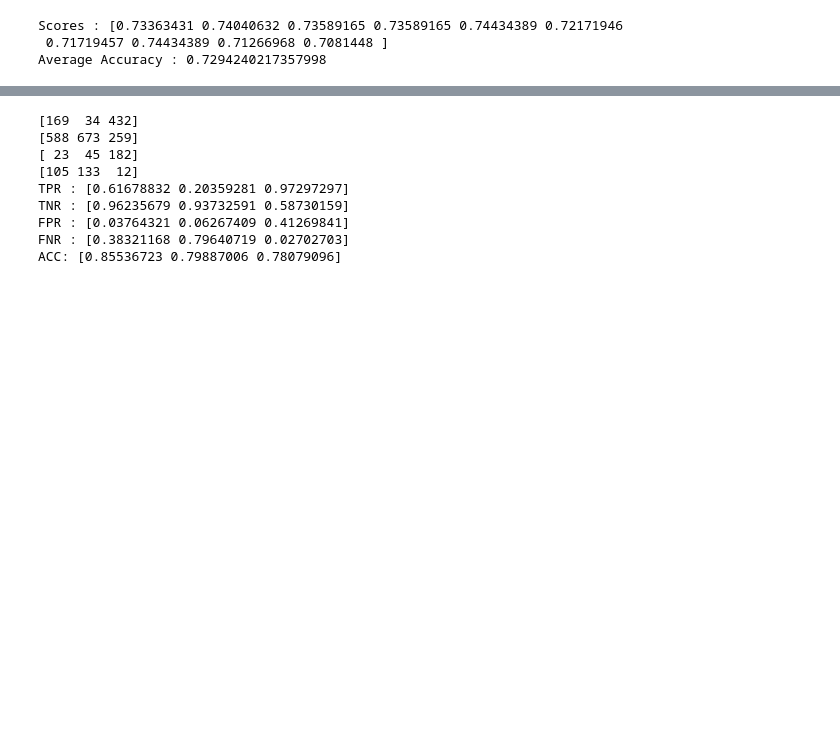
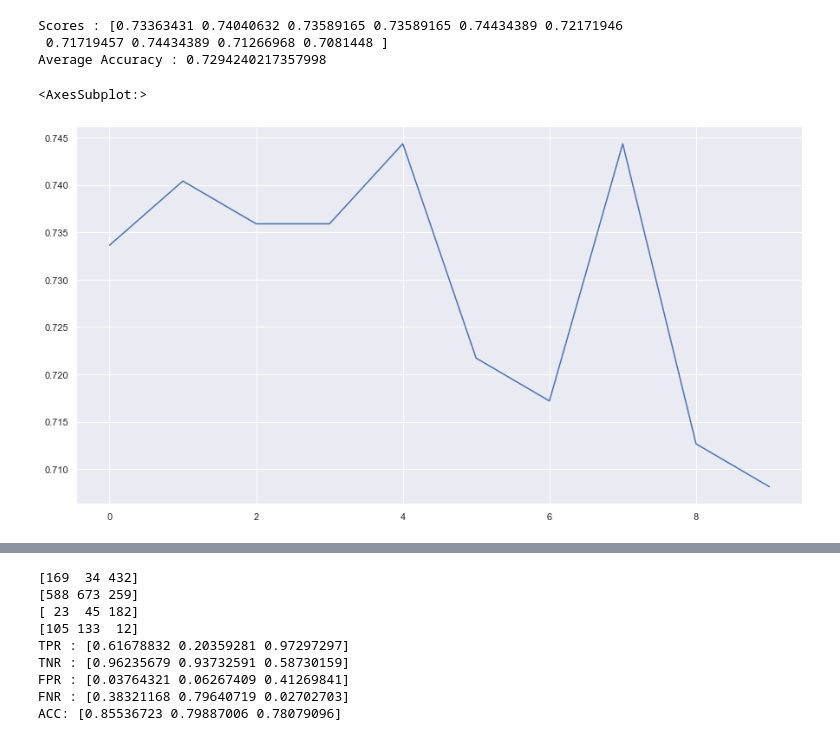
Before and after one commit to Saeem03/CSE-445-Project, a Jupyter notebook: Course Files/Practice/Decision Code .ipynb, the cells around one changed output, grey strips where cells are left out. Cells and saved outputs as stored; diff of their text form; code cells hidden in the pictures; blank space fills up the shorter version.

```diff
--- a/Course Files/Practice/Decision Code .ipynb
+++ b/Course Files/Practice/Decision Code .ipynb
@@ -185,6 +185,12 @@ print("Average Accuracy :",avg_scores)
 Scores : [0.73363431 0.74040632 0.73589165 0.73589165 0.74434389 0.72171946
  0.71719457 0.74434389 0.71266968 0.7081448 ]
 Average Accuracy : 0.7294240217357998
+# %%
+import seaborn as sns
+sns.lineplot(range(fold),scores)
+# %% [output]
+<AxesSubplot:>
+[figure, added]
 # %%
 from sklearn.metrics import roc_curve
 from sklearn.metrics import auc
```
Also changed, not shown: parts of 6 cells of this notebook, 16 other files.
